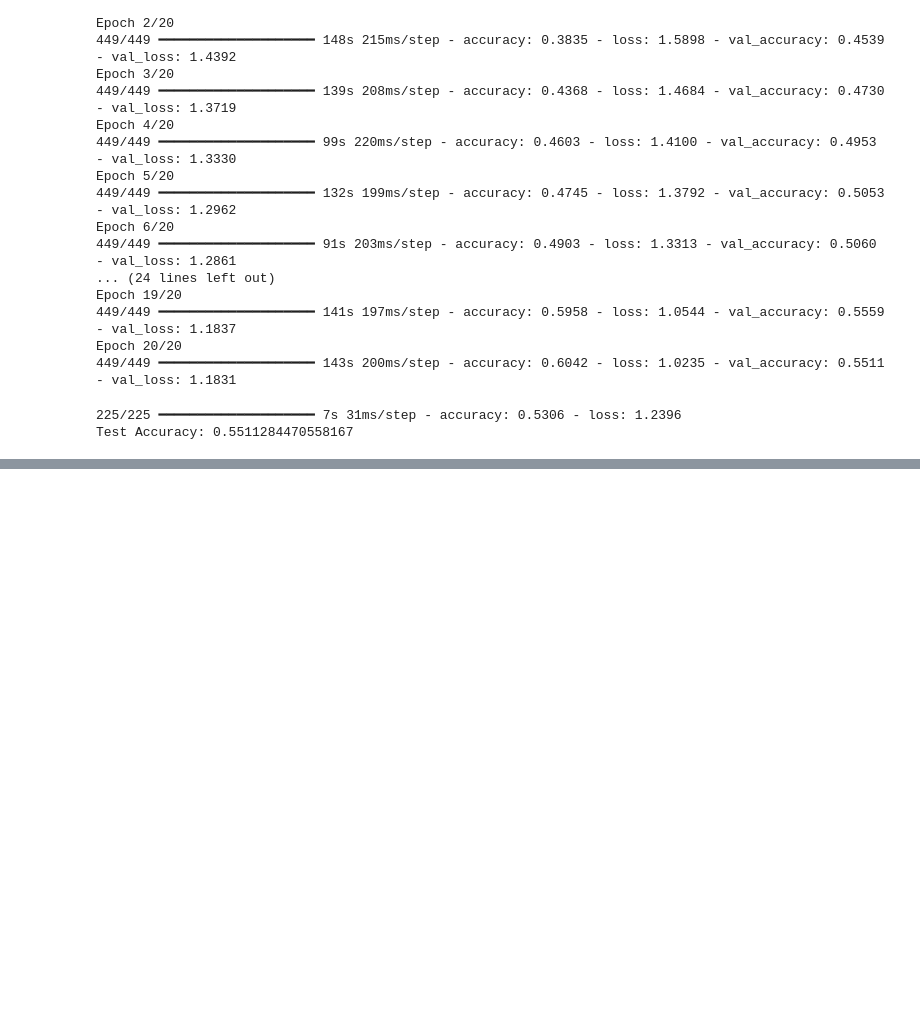
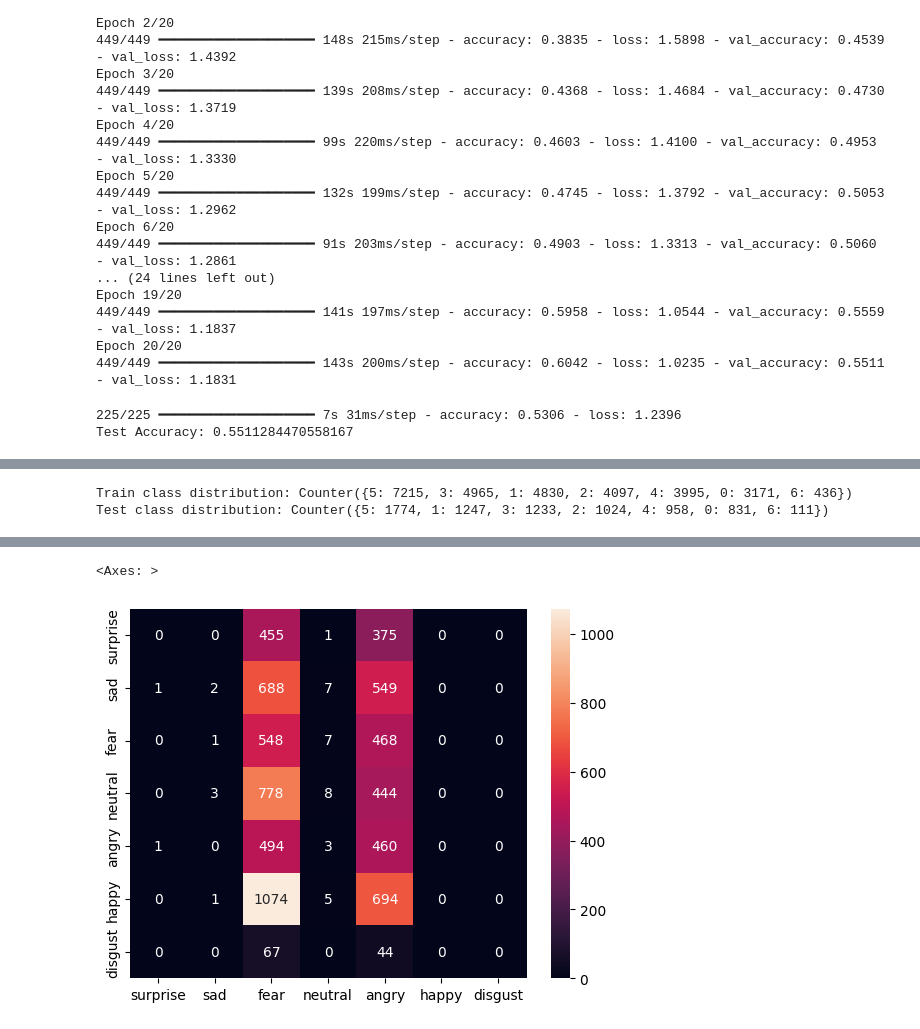
Before and after one commit to Pierre-Louis245/Emotion-recognition, a Jupyter notebook: Emotion_recognition.ipynb, the cells around one changed output, grey strips where cells are left out. Cells and saved outputs as stored; diff of their text form; code cells hidden in the pictures; blank space fills up the shorter version.

```diff
--- a/Emotion_recognition.ipynb
+++ b/Emotion_recognition.ipynb
@@ -183,0 +227,37 @@ Test Accuracy: 0.5511284470558167
+# %%
+from tensorflow.keras.layers import BatchNormalization
+
+model = Sequential([
+    Conv2D(64, (3, 3), activation='relu', input_shape=(48, 48, 1)),
+    BatchNormalization(),
+    MaxPooling2D((2, 2)),
+    Dropout(0.3),
+    Conv2D(128, (3, 3), activation='relu'),
+    BatchNormalization(),
+    MaxPooling2D((2, 2)),
+    Dropout(0.3),
+    Flatten(),
+    Dense(256, activation='relu'),
+    Dropout(0.5),
+    Dense(num_classes, activation='softmax')
+])
+# %%
+import collections
+print("Train class distribution:", collections.Counter(train_labels.argmax(axis=1)))
+print("Test class distribution:", collections.Counter(test_labels.argmax(axis=1)))
+# %% [output]
+Train class distribution: Counter({5: 7215, 3: 4965, 1: 4830, 2: 4097, 4: 3995, 0: 3171, 6: 436})
+Test class distribution: Counter({5: 1774, 1: 1247, 3: 1233, 2: 1024, 4: 958, 0: 831, 6: 111})
+# %%
+from sklearn.metrics import classification_report, confusion_matrix
+import seaborn as sns
+
+# Prédictions
+predictions = model.predict(test_images)
+y_true = test_labels.argmax(axis=1)
+y_pred = predictions.argmax(axis=1)
+
+# Matrice de confusion
+conf_mat = confusion_matrix(y_true, y_pred)
+sns.heatmap(conf_mat, annot=True, fmt='d', xticklabels=emotion_labels.keys(), yticklabels=emotion_labels.keys())
+# %% [output]
@@ -183,0 +265,2 @@ Test Accuracy: 0.5511284470558167
+<Axes: >
+[figure, added]
```
Also changed, not shown: parts of 4 cells of this notebook.
